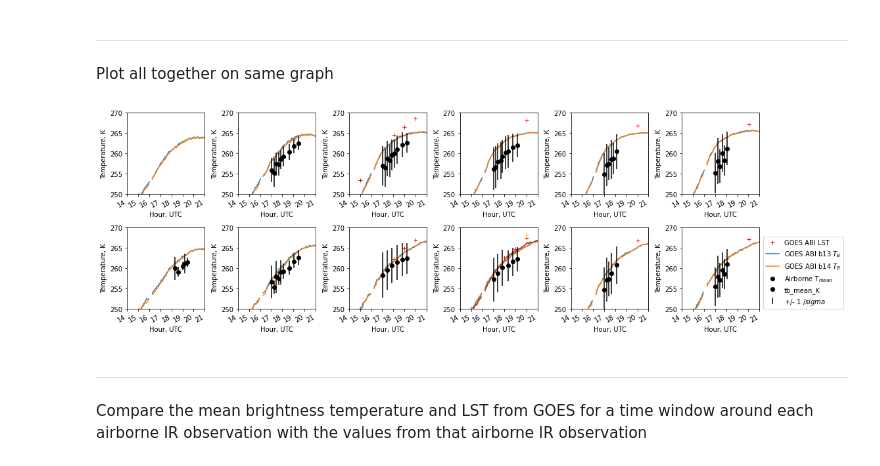
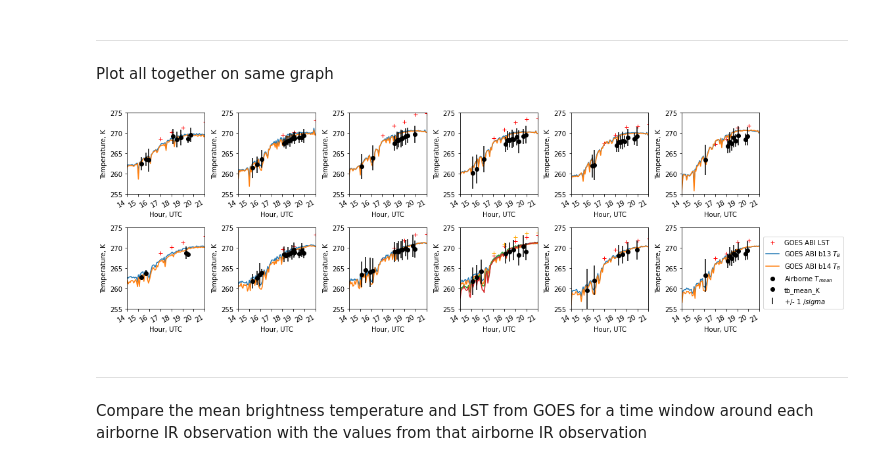
Before and after one commit to spestana/snowex2020, a Jupyter notebook: abi_timeseries.ipynb, the cells around one changed output. Saved outputs shown, nothing was run; the diff lists cells and outputs as text; code cells hidden in the pictures.

Commit message:
Add further analysis and plots

```diff
--- a/abi_timeseries.ipynb
+++ b/abi_timeseries.ipynb
@@ -432,36 +621,36 @@ pixelE_airborneIR_g16_feb08.tb_mean_K.plot(linestyle='none', marker='o', color='
 axE16.errorbar(pixelE_airborneIR_g16_feb08.index, pixelE_airborneIR_g16_feb08.tb_mean_K, yerr=pixelE_airborneIR_g16_feb08.tb_std, color='k', linestyle='none', label='+/- 1 $/sigma$')
 # Airborne Feb 11th
 pixelE_airborneIR_g16_feb11.tb_mean_K.plot(linestyle='none', marker='o', color='k', ax=axE16, label='Airborne $T_{mean}$')
 axE16.errorbar(pixelE_airborneIR_g16_feb11.index, pixelE_airborneIR_g16_feb11.tb_mean_K, yerr=pixelE_airborneIR_g16_feb11.tb_std, color='k', linestyle='none', label='+/- 1 $/sigma$')
 
 
 
 # GOES-17
 pixelE_g17_lst.LST.plot(marker = '+', linestyle='none',  color='r', ax=axE17, label='GOES ABI LST')
 pixelE_g17_rad.b13_tb_2km.plot(ax=axE17, label='GOES ABI b13 $T_B$')
 pixelE_g17_rad.b14_tb_2km.plot(ax=axE17, label='GOES ABI b14 $T_B$')
 
 # Airborne Feb 8th
 pixelE_airborneIR_g17_feb08.tb_mean_K.plot(linestyle='none', marker='o', color='k', ax=axE17, label='Airborne $T_{mean}$')
 axE17.errorbar(pixelE_airborneIR_g17_feb08.index, pixelE_airborneIR_g17_feb08.tb_mean_K, yerr=pixelE_airborneIR_g17_feb08.tb_std, color='k', linestyle='none', label='+/- 1 $/sigma$')
 # Airborne Feb 11th
 pixelE_airborneIR_g17_feb11.tb_mean_K.plot(linestyle='none', marker='o', color='k', ax=axE17)
 axE17.errorbar(pixelE_airborneIR_g17_feb11.index, pixelE_airborneIR_g17_feb11.tb_mean_K, yerr=pixelE_airborneIR_g17_feb11.tb_std, color='k', linestyle='none')
 
 axE17.legend(loc=(1.05,0))
 
 # plot formatting
 for this_ax in axs.ravel():
 
-    this_ax.set_ylim(250,270)
+    this_ax.set_ylim(255,275)
     this_ax.set_ylabel('Temperature, K')
 
-    this_ax.set_xlim(pd.Timestamp('2020-02-11 14'), pd.Timestamp('2020-02-11 21'))
+    this_ax.set_xlim(pd.Timestamp('2020-02-08 14'), pd.Timestamp('2020-02-08 21'))
     date_form = DateFormatter("%H")
     this_ax.xaxis.set_major_formatter(date_form)
     this_ax.set_xlabel('Hour, UTC')
 # %% [output]
-[figure, old version]
+[figure, new version]
 # %% [markdown]
 ---
 
```
Also changed, not shown: parts of 15 cells of this notebook.
